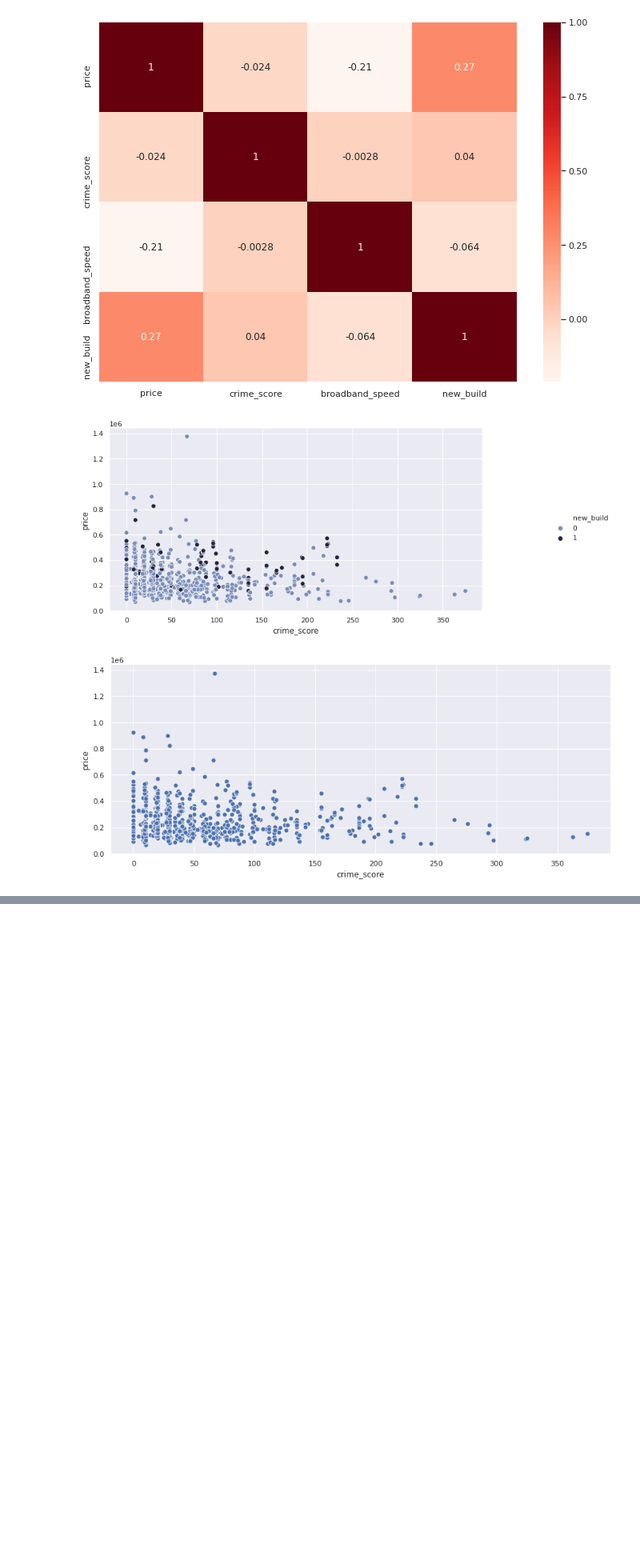
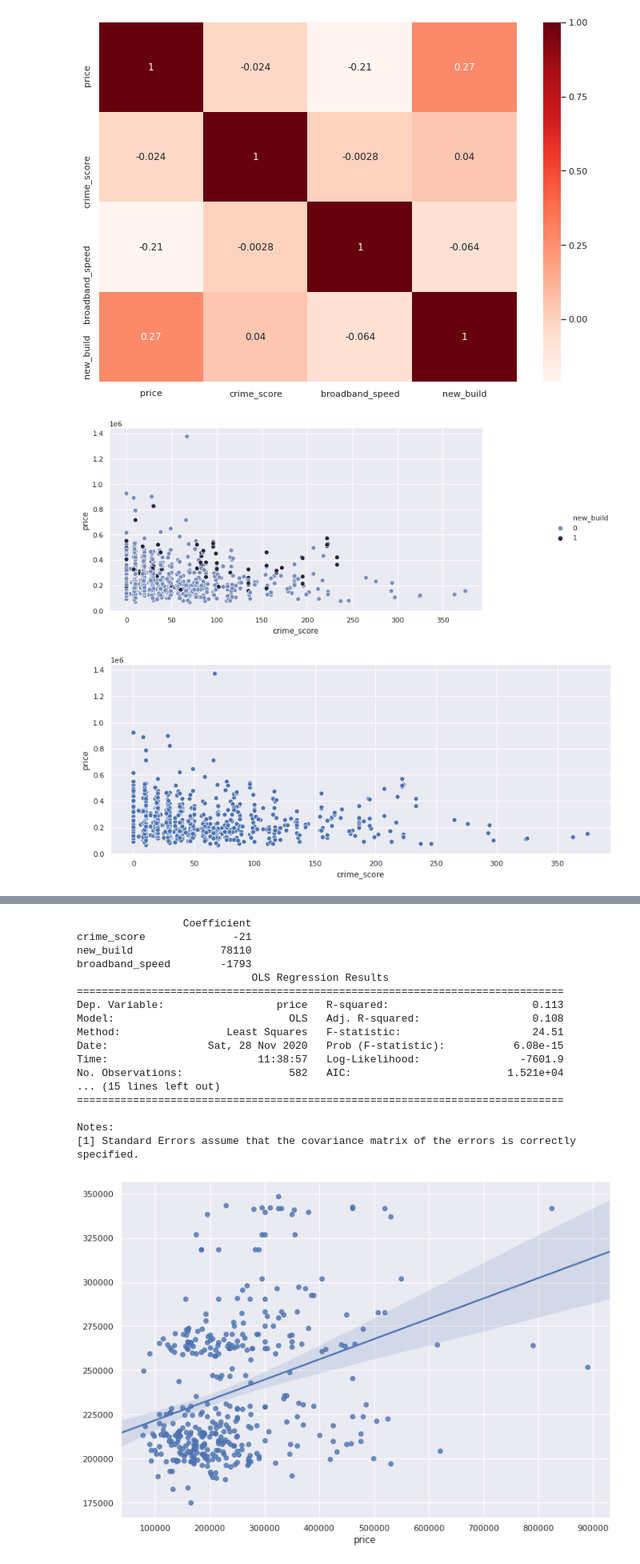
Before and after one commit to Bogdan-Florian/uk-counties-house-price-analysis, a Jupyter notebook: data_filling.ipynb, the cells around one changed output, grey strips where cells are left out. Shown: that part at 80% size. Saved outputs shown, nothing was run; the diff lists cells and outputs as text; code cells hidden in the pictures; blank space fills up the shorter version.

```diff
--- a/data_filling.ipynb
+++ b/data_filling.ipynb
@@ -255,0 +257,43 @@ Hinckley and Bosworth
+# %%
+from sklearn.linear_model import LinearRegression
+from sklearn.model_selection import train_test_split
+import statsmodels.api as sm
+
+
+def multiple_regression(df):
+    X = df[['crime_score','new_build','broadband_speed']]
+    Y = df['price']
+    X_train, X_test, y_train, y_test = train_test_split(X, Y, test_size=0.4, random_state=101)
+    model = LinearRegression()
+    model.fit(X_train,y_train)
+#     print(model.intercept_)
+    coeff_parameter = pd.DataFrame(model.coef_,X.columns,columns=['Coefficient'])
+    print(coeff_parameter)
+
+    predictions = model.predict(X_test)
+    sns.regplot(y_test,predictions)
+    X_train_Sm= sm.add_constant(X_train)
+    X_train_Sm= sm.add_constant(X_train)
+    ls=sm.OLS(y_train,X_train_Sm).fit()
+    print(ls.summary())
+# %%
+multiple_regression(df)
+# %% [output]
+                 Coefficient
+crime_score              -21
+new_build              78110
+broadband_speed        -1793
+                            OLS Regression Results
+==============================================================================
+Dep. Variable:                  price   R-squared:                       0.113
+Model:                            OLS   Adj. R-squared:                  0.108
+Method:                 Least Squares   F-statistic:                     24.51
+Date:                Sat, 28 Nov 2020   Prob (F-statistic):           6.08e-15
+Time:                        11:38:57   Log-Likelihood:                -7601.9
+No. Observations:                 582   AIC:                         1.521e+04
+... (15 lines left out)
+==============================================================================
+
+Notes:
+[1] Standard Errors assume that the covariance matrix of the errors is correctly specified.
+[figure, added]
```
Also changed, not shown: parts of 4 cells of this notebook.
